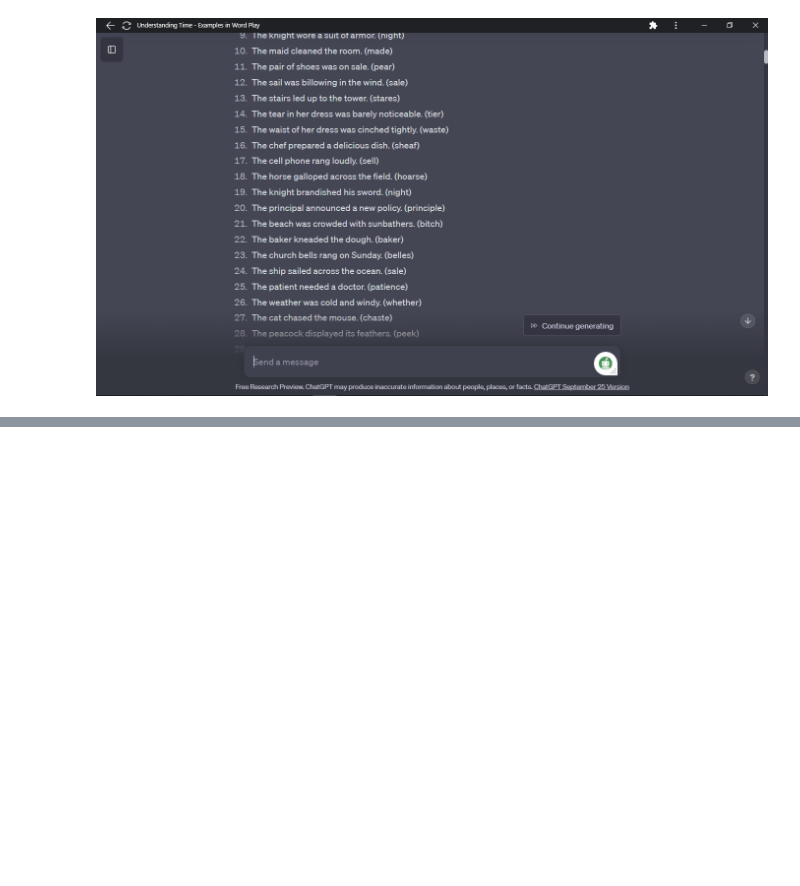
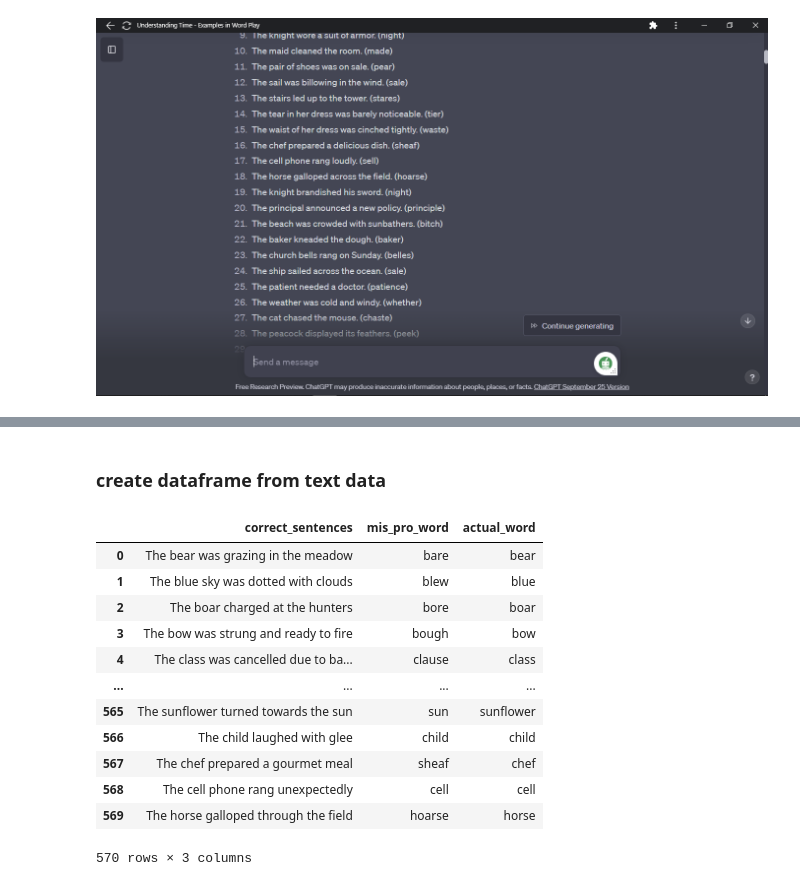
Before and after one commit to bhaskar112car/detect-and-correct-mis-pronounced-words-in-sentences-using-TensorFlow-python-, a Jupyter notebook: detect and correct mis-pronounced words in sentences using TensorFlow python .ipynb, the cells around one changed output, grey strips where cells are left out. Drawn from its saved outputs; the diff is of its cells as text; code cells hidden in the pictures; blank space fills up the shorter version.

```diff
--- a/detect and correct mis-pronounced words in sentences using TensorFlow python .ipynb
+++ b/detect and correct mis-pronounced words in sentences using TensorFlow python .ipynb
@@ -16,0 +34,34 @@ They’re going to learn something new from the ML course.(Their)
+# %% [markdown]
+### create dataframe from text data
+# %%
+file_path = r'text data 500 correct sentences.txt'
+with open(file_path, 'r') as f:
+    lines = f.readlines()
+# %%
+correct_sentences=[]
+mis_pro_word=[]
+text_dict=dict()
+for line in lines:
+    correct_sentences.append(line.split('.')[1])
+    mis_pro_word.append(line.split('.')[2].replace('\n','').replace('(','').replace(')',''))
+    text_dict['correct_sentences']=correct_sentences
+    text_dict['mis_pro_word']=mis_pro_word
+#     text_dict['actual_word']=line.split('.')
+
+text_df=pd.DataFrame(text_dict)
+text_df['actual_word']=text_df['correct_sentences'].apply(lambda x:x.split(' ')[2])
+text_df
+# %% [output]
+|  | correct_sentences | mis_pro_word | actual_word |
+| 0 | The bear was grazing in the meadow | bare | bear |
+| 1 | The blue sky was dotted with clouds | blew | blue |
+| 2 | The boar charged at the hunters | bore | boar |
+| 3 | The bow was strung and ready to fire | bough | bow |
+| 4 | The class was cancelled due to ba... | clause | class |
+| ... | ... | ... | ... |
+| 565 | The sunflower turned towards the sun | sun | sunflower |
+| 566 | The child laughed with glee | child | child |
+| 567 | The chef prepared a gourmet meal | sheaf | chef |
+| 568 | The cell phone rang unexpectedly | cell | cell |
+| 569 | The horse galloped through the field | hoarse | horse |
+570 rows × 3 columns
```
Also changed, not shown: parts of 4 cells of this notebook, 1 other file.
